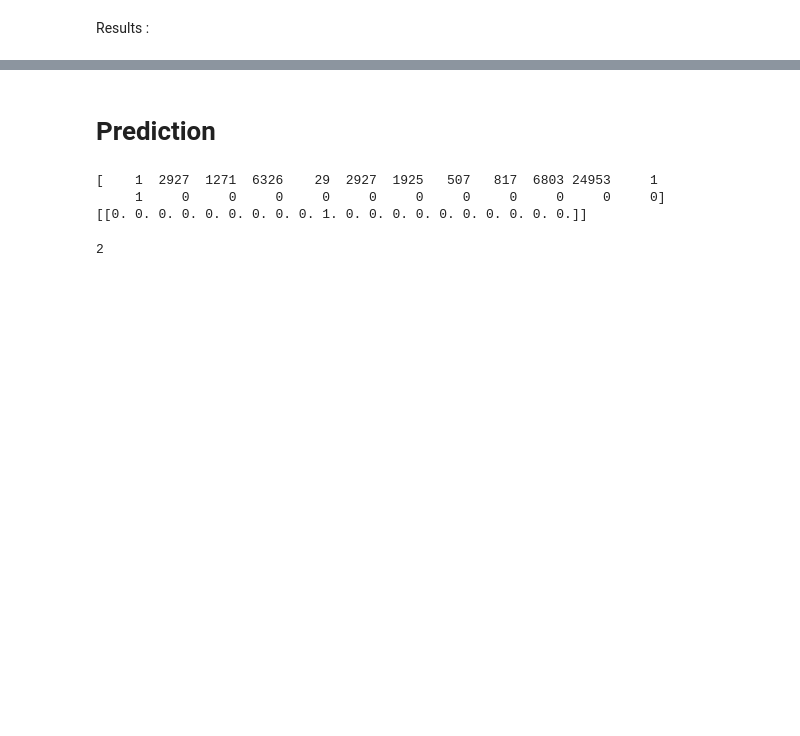
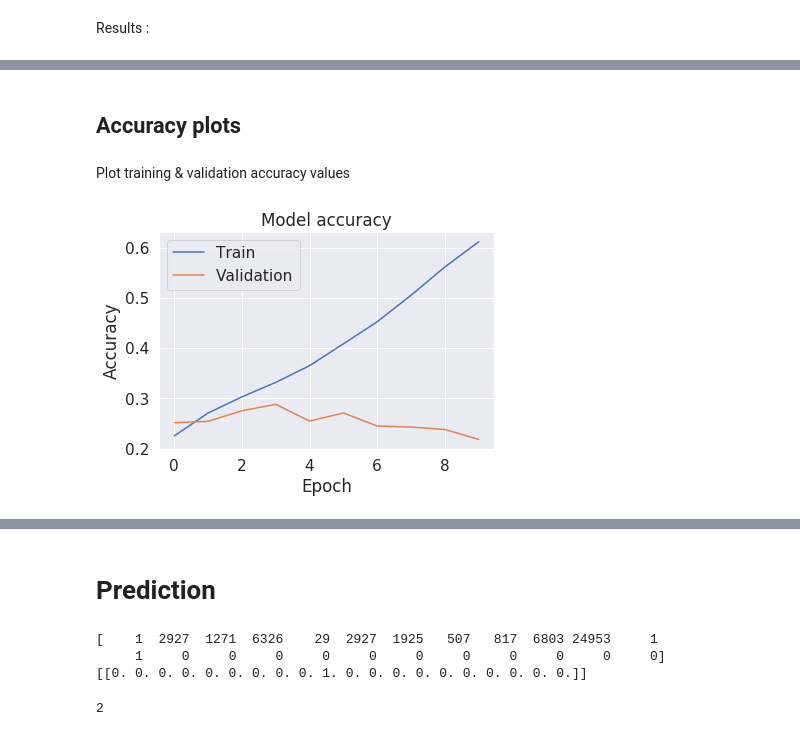
Before and after one commit to Borderlands-4/Premoji, a Jupyter notebook: LSTM.ipynb, the cells around one changed output, grey strips where cells are left out. Drawn from its saved outputs; the diff is of its cells as text; code cells hidden in the pictures; blank space fills up the shorter version.

Commit message:
Visualisation des résultats

```diff
--- a/LSTM.ipynb
+++ b/LSTM.ipynb
@@ -116,8 +119,9 @@ tweets_test = clean_tweets(tweets_test)
 # %% [markdown]
 ## Tokenizing the text
 # %%
-vocab_size = 50000
-tokenizer = Tokenizer(filters='!"#$%&()*+,-./:;<=>?@[\\]^_`{|}~\t\n', num_words=vocab_size, oov_token="UNK")
+# vocab_size = 50000
+# tokenizer = Tokenizer(filters='!"#$%&()*+,-./:;<=>?@[\\]^_`{|}~\t\n', num_words=vocab_size, oov_token="UNK")
+tokenizer = Tokenizer(filters='!"#$%&()*+,-./:;<=>?@[\\]^_`{|}~\t\n') # No vocab limit
 tokenizer.fit_on_texts(texts=tweets_train)
 # %%
 #tokenizer.get_config()
@@ -139,2 +145,4 @@ x_test = pad_sequences(tokenized_test, padding='post', maxlen=maxlen)
+# %%
+vocab_size = len(tokenizer.word_index)
 # %% [markdown]
 # Word2vec
@@ -167,8 +193,8 @@ Building the model
 # %%
 model = Sequential()
 # %%
-#model.add(Embedding(input_dim=vocab_size, outpub_dim=200))
-model.add(Embedding(input_dim=vocab_size, output_dim=200, weights=[embedding_matrix], trainable=False))
+model.add(Embedding(input_dim=vocab_size, output_dim=200))
+#model.add(Embedding(input_dim=vocab_size+1, output_dim=400, weights=[embedding_matrix], trainable=False))
 model.add(LSTM(100))
 #model.add(Dropout(rate=0.5))
 model.add(Dense(20, activation='softmax'))
@@ -179,6 +205,6 @@ model.compile(loss='categorical_crossentropy',
 # %% [markdown]
 Training the model
 # %%
-model.fit(x_train, y_train,
-         validation_split=0.3, epochs=10, batch_size=64)
+history = model.fit(x_train, y_train,
+         validation_split=0.3, epochs=10, batch_size=32)
 # %% [output]
@@ -216,0 +273,2 @@ Accuracy : 0.32928
+# %% [markdown]
+## Accuracy plots
@@ -216,0 +277,12 @@ Accuracy : 0.32928
+# %% [markdown]
+Plot training & validation accuracy values
+# %%
+plt.plot(history.history['acc'])
+plt.plot(history.history['val_acc'])
+plt.title('Model accuracy')
+plt.ylabel('Accuracy')
+plt.xlabel('Epoch')
+plt.legend(['Train', 'Validation'], loc='upper left')
+plt.show()
+# %% [output]
+[figure, added]
```
Also changed, not shown: parts of 38 cells of this notebook.
